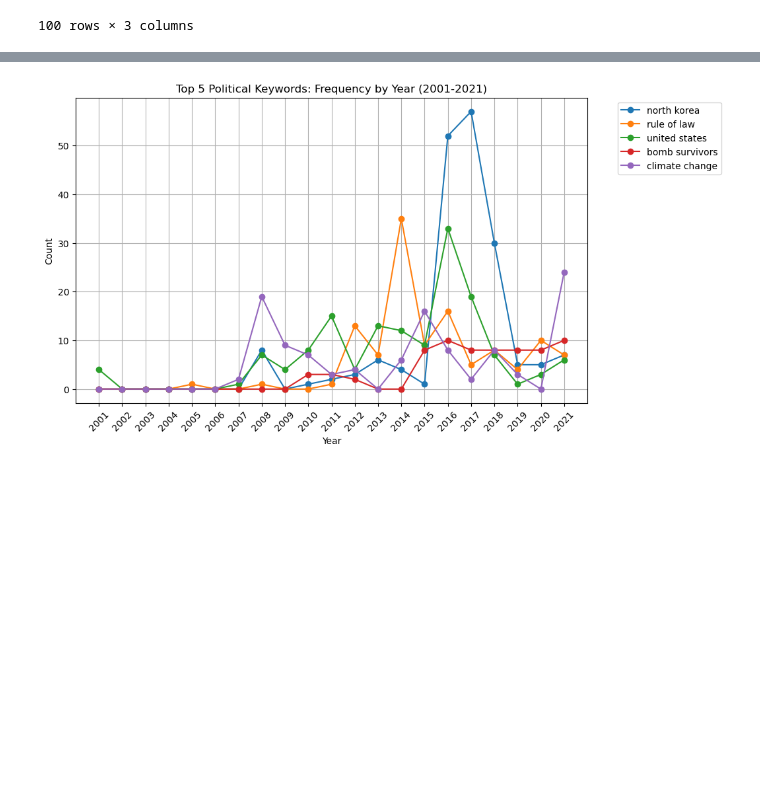
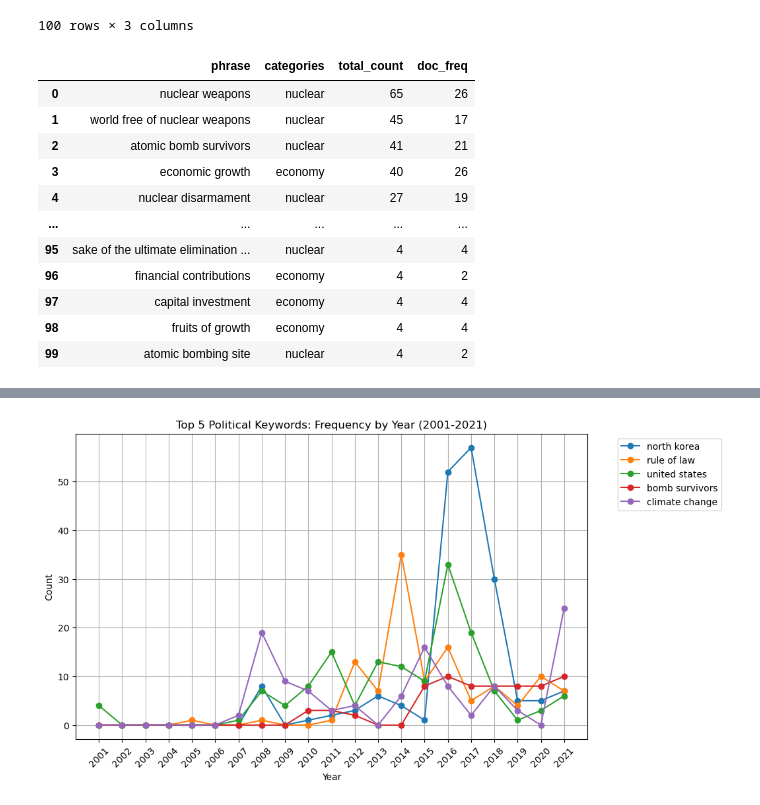
Before and after one commit to ninaudagawa/Media-Politics, a Jupyter notebook: project/notebooks/speeches_keywords_AILIE.ipynb, the cells around one changed output, grey strips where cells are left out. Cells and saved outputs as stored; diff of their text form; code cells hidden in the pictures; blank space fills up the shorter version.

```diff
--- a/project/notebooks/speeches_keywords_AILIE.ipynb
+++ b/project/notebooks/speeches_keywords_AILIE.ipynb
@@ -166,3 +387,100 @@ top_political_phrases_df
 | 98 | bomb diseases | 13 | 13 |
 | 99 | south sudan | 13 | 11 |
 100 rows × 3 columns
+# %%
+import spacy
+from collections import Counter, defaultdict
+import pandas as pd
+
+import sys
+sys.path.append("notebooks")
+from keywords import CATEGORY_KEYWORDS  # defense, economy, nuclear, immigration
+
+YEAR_START, YEAR_END = 2001, 2021
+TARGET_POS = {"NOUN", "PROPN", "ADJ"}
+GLUE_WORDS = {"of", "the", "this", "these", "those", "our", "their", "his", "her"}
+GENERIC_NOUNS = {
+    "number", "amount", "kind", "type", "part", "lot", "rest", "use",
+    "case", "way", "fact", "thing", "point", "matter", "issue", "term",
+}
+MIN_DOC_FREQ = 2
+
+nlp = spacy.load("en_core_web_sm")
+ALL_POLITICAL_KEYWORDS = set().union(*CATEGORY_KEYWORDS.values())
+
+speeches_range = speeches_df[
+    (speeches_df.index.year >= YEAR_START) & (speeches_df.index.year <= YEAR_END)
+]
+
+def extract_phrases(text):
+    doc = nlp(str(text))
+    tokens = [t for t in doc if not t.is_space and not t.is_punct]
+    phrases = []
+    i = 0
+    while i < len(tokens):
+        phrase_tokens = []
+        j = i
+        while j < len(tokens) and (
+            tokens[j].pos_ in TARGET_POS
+            or (tokens[j].text.lower() in GLUE_WORDS and phrase_tokens)
+        ):
+            phrase_tokens.append(tokens[j].text)
+            j += 1
+
+        # drop trailing glue words so phrases don't end mid-thought (e.g. "use of")
+        while phrase_tokens and phrase_tokens[-1].lower() in GLUE_WORDS:
+            phrase_tokens.pop()
+            j -= 1
+
+        if (
+            len(phrase_tokens) >= 2
+            and phrase_tokens[0].lower() not in GENERIC_NOUNS
+            and phrase_tokens[-1].lower() not in GENERIC_NOUNS
+        ):
+            phrases.append(" ".join(phrase_tokens).lower())
+
+        i = j if j > i else i + 1
+    return phrases
+
+def is_political(phrase):
+    return any(keyword in phrase for keyword in ALL_POLITICAL_KEYWORDS)
+
+def matched_categories(phrase):
+    return [cat for cat, kws in CATEGORY_KEYWORDS.items() if any(kw in phrase for kw in kws)]
+
+phrase_counts = Counter()
+phrase_doc_ids = defaultdict(set)
+
+for date, row in speeches_range.iterrows():
+    for phrase in extract_phrases(row["text"]):
+        if not is_political(phrase):
+            continue
+        phrase_counts[phrase] += 1
+        phrase_doc_ids[phrase].add(date)
+
+rows = [
+    {
+        "phrase": phrase,
+        "categories": ", ".join(matched_categories(phrase)),
+        "total_count": count,
+        "doc_freq": len(phrase_doc_ids[phrase]),
+    }
+    for phrase, count in phrase_counts.items()
+    if len(phrase_doc_ids[phrase]) >= MIN_DOC_FREQ
+]
+
+top_political_phrases_df = pd.DataFrame(rows).sort_values("total_count", ascending=False).head(100).reset_index(drop=True)
+top_political_phrases_df
+# %% [output]
+|  | phrase | categories | total_count | doc_freq |
+| 0 | nuclear weapons | nuclear | 65 | 26 |
+| 1 | world free of nuclear weapons | nuclear | 45 | 17 |
+| 2 | atomic bomb survivors | nuclear | 41 | 21 |
+| 3 | economic growth | economy | 40 | 26 |
+| 4 | nuclear disarmament | nuclear | 27 | 19 |
+| ... | ... | ... | ... | ... |
+| 95 | sake of the ultimate elimination ... | nuclear | 4 | 4 |
+| 96 | financial contributions | economy | 4 | 2 |
+| 97 | capital investment | economy | 4 | 4 |
+| 98 | fruits of growth | economy | 4 | 4 |
+| 99 | atomic bombing site | nuclear | 4 | 2 |
```
Also changed, not shown: parts of 6 cells of this notebook, 1 other file.
